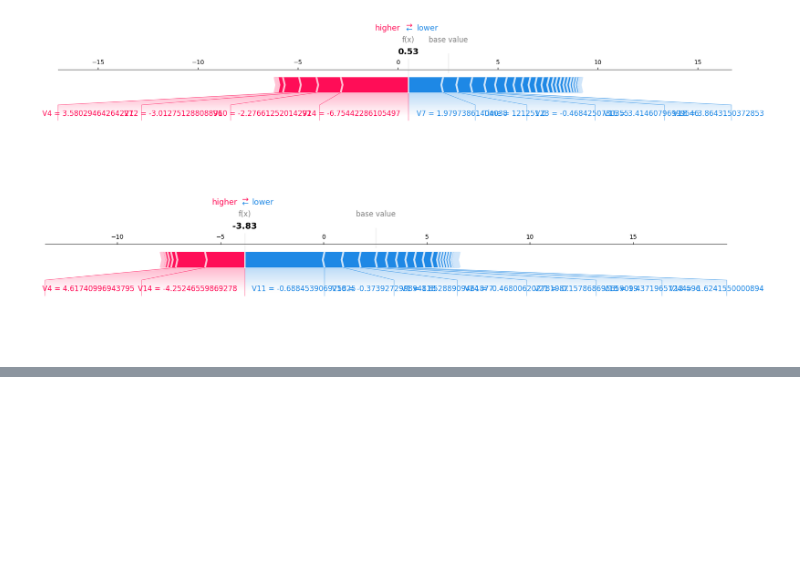
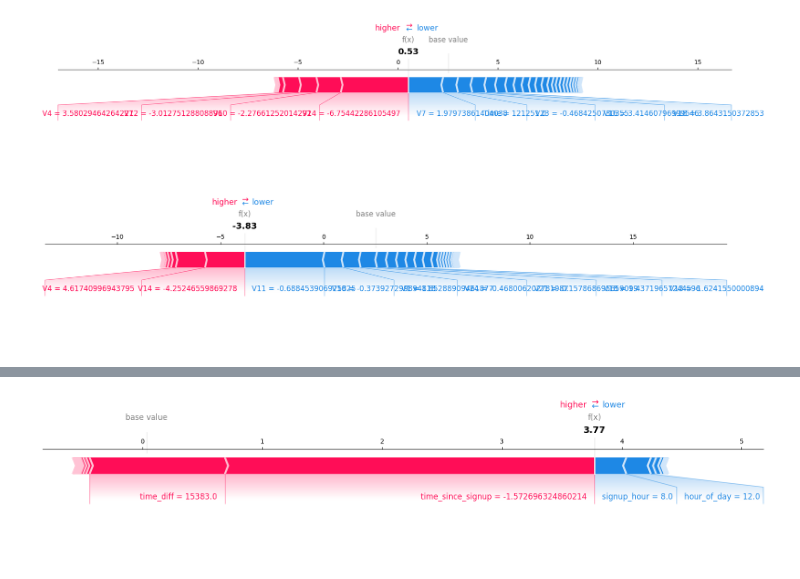
Before and after one commit to Feven777/detection-of-fraud-cases-for-e-commerce-and-bank-transactions, a Jupyter notebook: notebooks/model-explainability.ipynb, the cells around one changed output, grey strips where cells are left out. Saved outputs shown, nothing was run; the diff lists cells and outputs as text; code cells hidden in the pictures; blank space fills up the shorter version.

```diff
--- a/notebooks/model-explainability.ipynb
+++ b/notebooks/model-explainability.ipynb
@@ -132,0 +229,9 @@ shap.force_plot(
+# %%
+shap.force_plot(
+    explainer.expected_value,
+    shap_values[X_test.index.get_loc(fp_idx)],
+    X_test.loc[fp_idx],
+    matplotlib=True
+)
+# %% [output]
+[figure, added]
```
Also changed, not shown: parts of 8 cells of this notebook.
